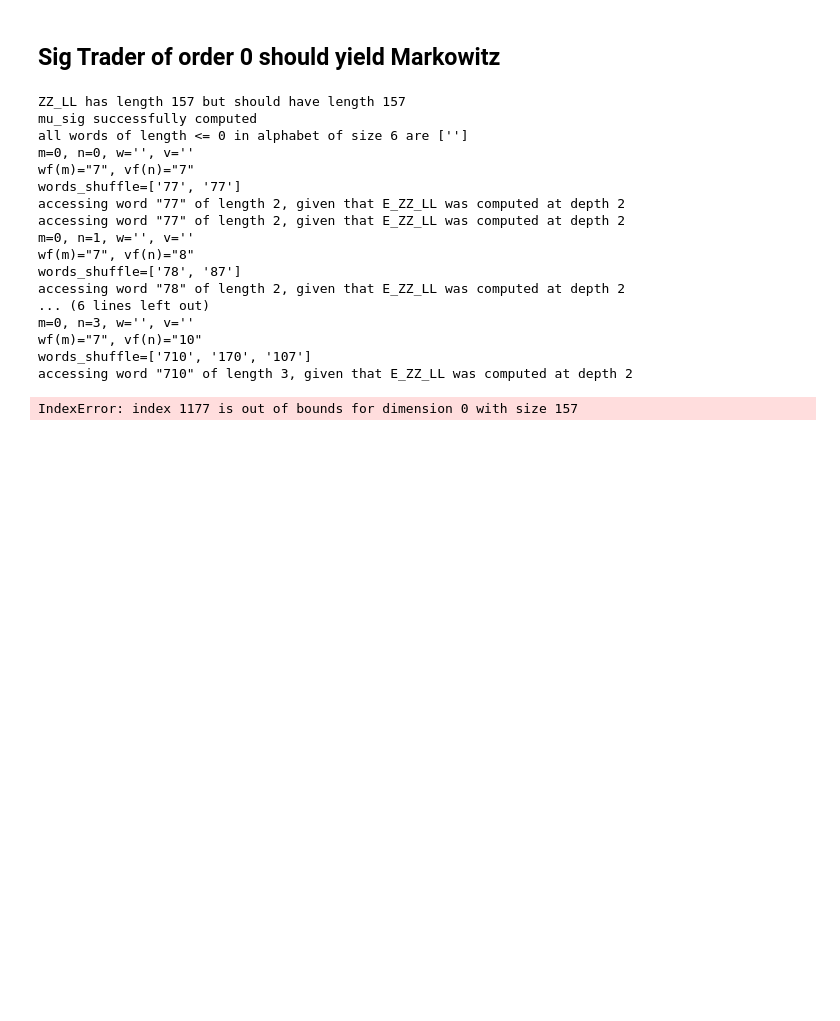
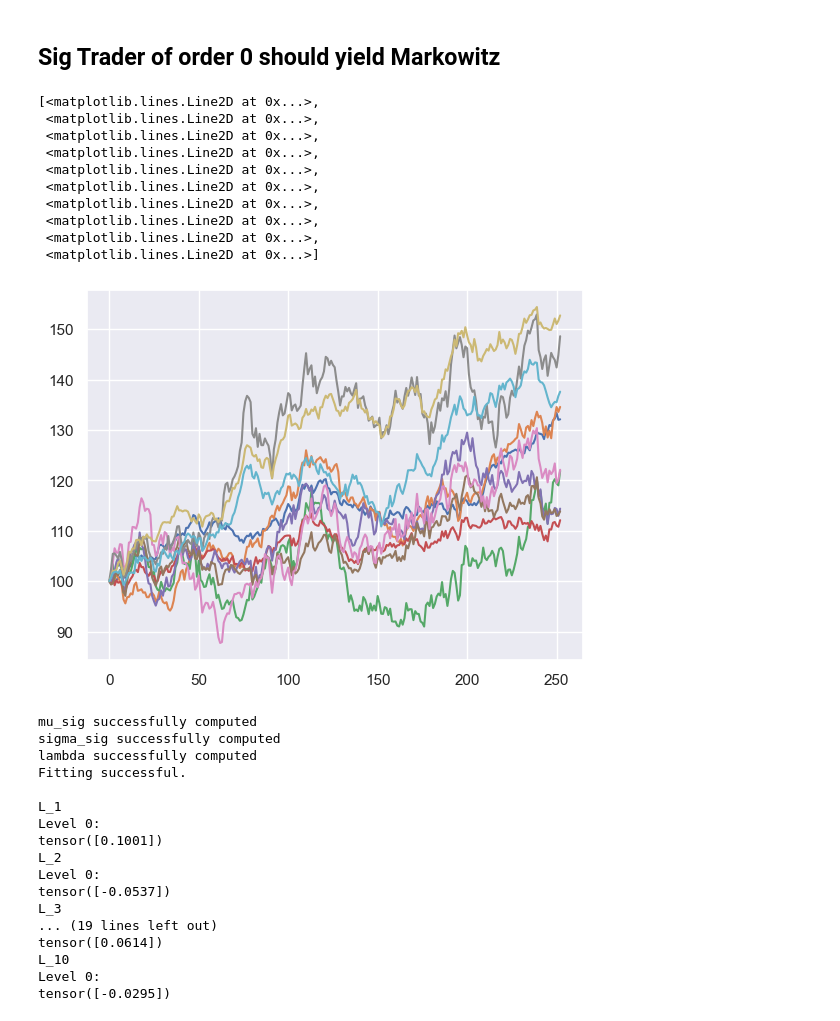
Before and after one commit to gaetanX21/SigTrading, a Jupyter notebook: src/markowitz.ipynb, the cells around one changed output. Drawn from its saved outputs; the diff is of its cells as text; code cells hidden in the pictures; blank space fills up the shorter version.

```diff
--- a/src/markowitz.ipynb
+++ b/src/markowitz.ipynb
@@ -108,3 +108,17 @@ batch_returns = generate_batch_correlated_returns(batch_size, n_points, mu, cov)
 batch_prices = torch.zeros((batch_size, n_points + 1, n_assets))
 for i in range(batch_size):
     batch_prices[i] = rebuild_prices(batch_returns[i], initial_price)
+# %%
+plt.plot(batch_prices[0])
+# %% [output]
+[<matplotlib.lines.Line2D at 0x...>,
+ <matplotlib.lines.Line2D at 0x...>,
+ <matplotlib.lines.Line2D at 0x...>,
+ <matplotlib.lines.Line2D at 0x...>,
+ <matplotlib.lines.Line2D at 0x...>,
+ <matplotlib.lines.Line2D at 0x...>,
+ <matplotlib.lines.Line2D at 0x...>,
+ <matplotlib.lines.Line2D at 0x...>,
+ <matplotlib.lines.Line2D at 0x...>,
+ <matplotlib.lines.Line2D at 0x...>]
+[figure, added]
@@ -111,30 +129,25 @@ for i in range(batch_size):
 # %%
-# Sig Trader parameters
-depth = 0
-delta = 1
-
 # fit with only 100 samples
+n_batch = 100
 ts = trading_strategy.TradingStrategy(depth, delta)
-info_data = torch.zeros((batch_size, n_points + 1, 0))
-
-ts.fit(batch_prices, info_data)
+info_data = torch.zeros((n_batch, n_points + 1, 0))
+ts.fit(batch_prices[:n_batch], info_data[:n_batch])
 ts.print_functionals()
 # %% [output]
-ZZ_LL has length 157 but should have length 157
 mu_sig successfully computed
-all words of length <= 0 in alphabet of size 6 are ['']
-m=0, n=0, w='', v=''
-wf(m)="7", vf(n)="7"
-words_shuffle=['77', '77']
-accessing word "77" of length 2, given that E_ZZ_LL was computed at depth 2
-accessing word "77" of length 2, given that E_ZZ_LL was computed at depth 2
-m=0, n=1, w='', v=''
-wf(m)="7", vf(n)="8"
-words_shuffle=['78', '87']
-accessing word "78" of length 2, given that E_ZZ_LL was computed at depth 2
-... (6 lines left out)
-m=0, n=3, w='', v=''
-wf(m)="7", vf(n)="10"
-words_shuffle=['710', '170', '107']
-accessing word "710" of length 3, given that E_ZZ_LL was computed at depth 2
+sigma_sig successfully computed
+lambda successfully computed
+Fitting successful.
+
+L_1
+Level 0:
+tensor([0.1001])
+L_2
+Level 0:
+tensor([-0.0537])
+L_3
+... (19 lines left out)
+tensor([0.0614])
+L_10
+Level 0:
+tensor([-0.0295])
-IndexError: index 1177 is out of bounds for dimension 0 with size 157
```
Also changed, not shown: parts of 12 cells of this notebook, 2 other files.
